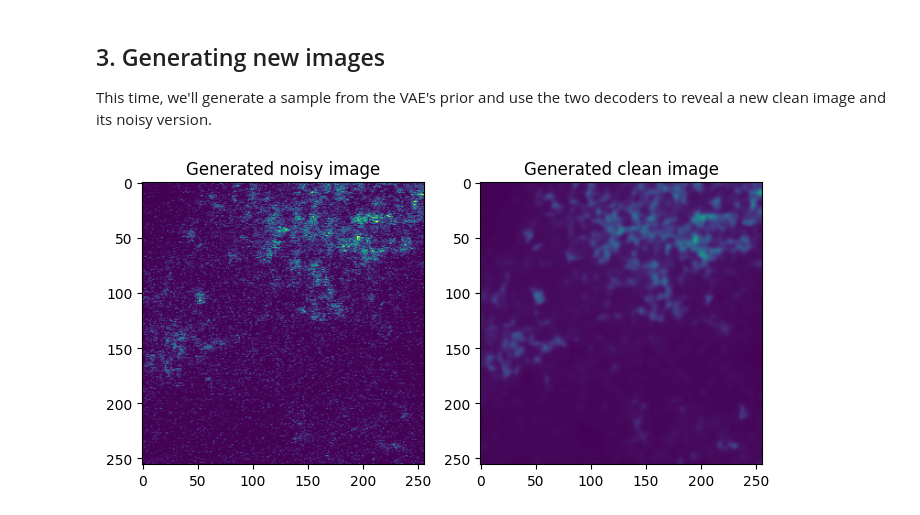
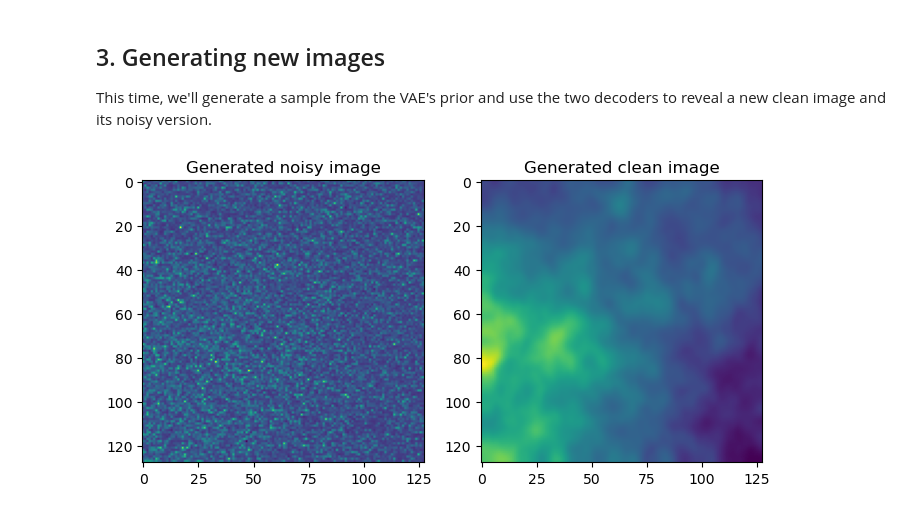
Before and after one commit to krulllab/COSDD, a Jupyter notebook: generation.ipynb, the cells around one changed output. Saved outputs shown, nothing was run; the diff lists cells and outputs as text; code cells hidden in the pictures.

```diff
--- a/generation.ipynb
+++ b/generation.ipynb
@@ -21,5 +36,5 @@ device = torch.device("cuda" if torch.cuda.is_available() else "cpu")
 # %%
-model_name = "mito-confocal"
+model_name = "Fluo-C3DH-A549"
 checkpoint_path = os.path.join("checkpoints", model_name)
 
 dvlae = DVLAE.load_from_checkpoint(os.path.join(checkpoint_path, "final_model.ckpt")).to(device)
@@ -99,17 +99,17 @@ plt.show()
 
 This time, we'll generate a sample from the VAE's prior and use the two decoders to reveal a new clean image and its noisy version.
 # %%
-n_imgs = 1
+n_imgs = 10
 reconstructions = dvlae.sample_prior(n_imgs=n_imgs)
 denoised = reconstructions["s"].cpu()
 noisy = reconstructions["x"].cpu()
 # %%
 fig, ax = plt.subplots(1, 2, figsize=(8, 4))
-ax[0].imshow(noisy[0, 0], vmin=vmin, vmax=vmax)
+ax[0].imshow(noisy[0, 0, 10])
 ax[0].set_title("Generated noisy image")
-ax[1].imshow(denoised[0, 0], vmin=vmin, vmax=vmax)
+ax[1].imshow(denoised[0, 0, 10])
 ax[1].set_title("Generated clean image")
 
 plt.show()
 # %% [output]
-[figure, old version]
+[figure, new version]
```
Also changed, not shown: parts of 9 cells of this notebook, 17 other files.
